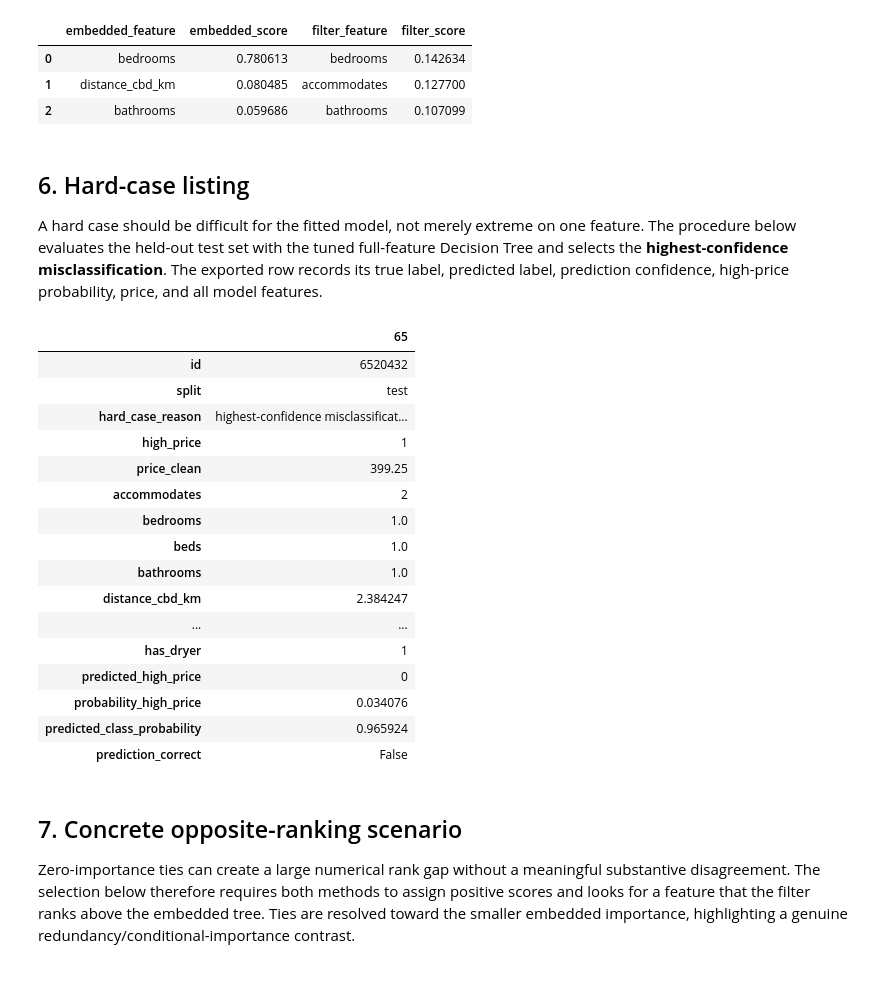
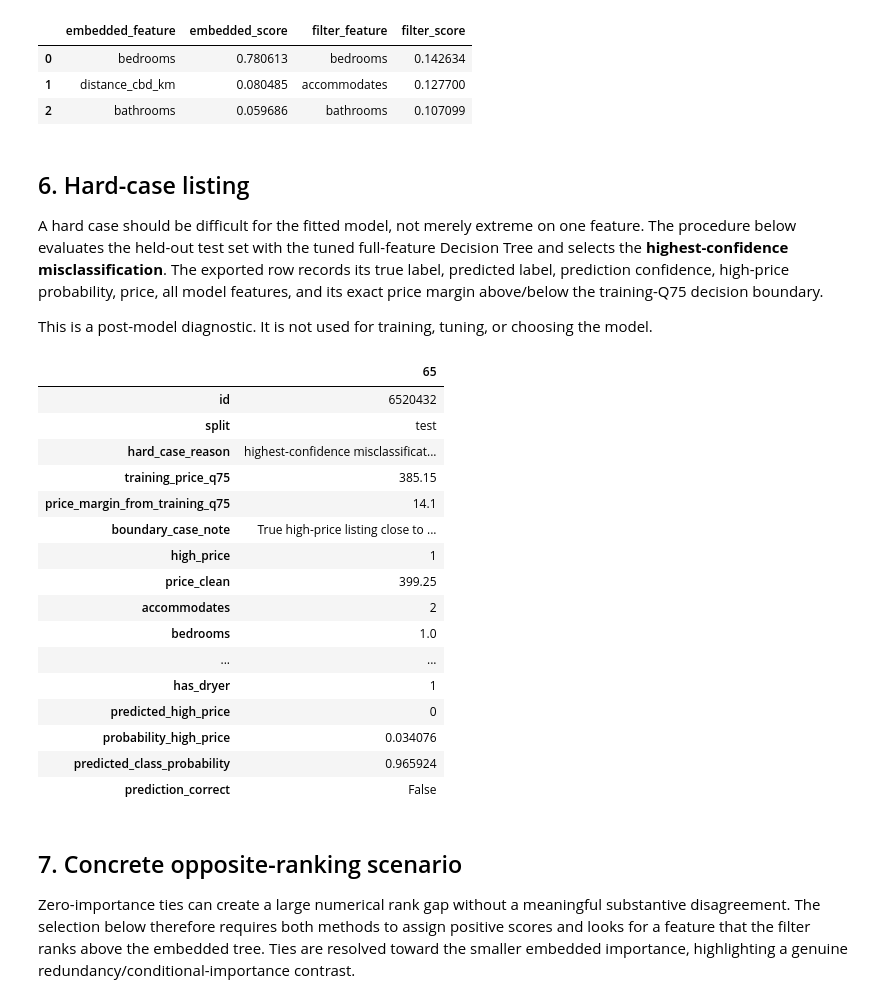
Before and after one commit to tuan891221/COMP20008_A2_W04G10, a Jupyter notebook: submission/code.ipynb, the cells around one changed output. Saved outputs shown, nothing was run; the diff lists cells and outputs as text; code cells hidden in the pictures.

```diff
--- a/submission/code.ipynb
+++ b/submission/code.ipynb
@@ -2308,7 +2501,9 @@ display(top3_comparison)
 # %% [markdown]
 ## 6. Hard-case listing
 
-A hard case should be difficult for the fitted model, not merely extreme on one feature. The procedure below evaluates the held-out test set with the tuned full-feature Decision Tree and selects the **highest-confidence misclassification**. The exported row records its true label, predicted label, prediction confidence, high-price probability, price, and all model features.
+A hard case should be difficult for the fitted model, not merely extreme on one feature. The procedure below evaluates the held-out test set with the tuned full-feature Decision Tree and selects the **highest-confidence misclassification**. The exported row records its true label, predicted label, prediction confidence, high-price probability, price, all model features, and its exact price margin above/below the training-Q75 decision boundary.
+
+This is a post-model diagnostic. It is not used for training, tuning, or choosing the model.
 # %%
 X_test_imp = pd.DataFrame(
     imputer.transform(test_df[FEATURES]),
@@ -2321,40 +2516,52 @@ predicted_probability = test_probability[
     np.arange(len(test_prediction)), test_prediction
 ]
 
 hard_candidates = test_df[[ID_COL, TARGET, "price_clean"] + FEATURES].copy()
 hard_candidates["predicted_high_price"] = test_prediction
 hard_candidates["probability_high_price"] = test_probability[:, 1]
 hard_candidates["predicted_class_probability"] = predicted_probability
 hard_candidates["prediction_correct"] = (
     hard_candidates[TARGET].to_numpy() == test_prediction
 )
 hard_candidates = hard_candidates.loc[~hard_candidates["prediction_correct"]]
 
 if hard_candidates.empty:
     raise ValueError("The held-out test set contains no Decision Tree misclassification.")
 
 hard_idx = hard_candidates["predicted_class_probability"].idxmax()
 hard_case = hard_candidates.loc[[hard_idx]].copy()
 hard_case.insert(1, "split", "test")
 hard_case.insert(
     2,
     "hard_case_reason",
     "highest-confidence misclassification by tuned full-feature Decision Tree",
 )
+training_price_q75 = float(train_df["price_clean"].quantile(0.75))
+hard_case.insert(3, "training_price_q75", training_price_q75)
+hard_case.insert(
+    4,
+    "price_margin_from_training_q75",
+    hard_case["price_clean"] - training_price_q75,
+)
+hard_case.insert(
+    5,
+    "boundary_case_note",
+    "True high-price listing close to the training-Q75 threshold.",
+)
 
 display(hard_case.T)
 # %% [output]
 |  | 65 |
 | id | 6520432 |
 | split | test |
 | hard_case_reason | highest-confidence misclassificat... |
+| training_price_q75 | 385.15 |
+| price_margin_from_training_q75 | 14.1 |
+| boundary_case_note | True high-price listing close to ... |
 | high_price | 1 |
 | price_clean | 399.25 |
 | accommodates | 2 |
 | bedrooms | 1.0 |
-| beds | 1.0 |
-| bathrooms | 1.0 |
-| distance_cbd_km | 2.384247 |
 | ... | ... |
 | has_dryer | 1 |
 | predicted_high_price | 0 |
```
Also changed, not shown: parts of 11 cells of this notebook, 14 other files.
